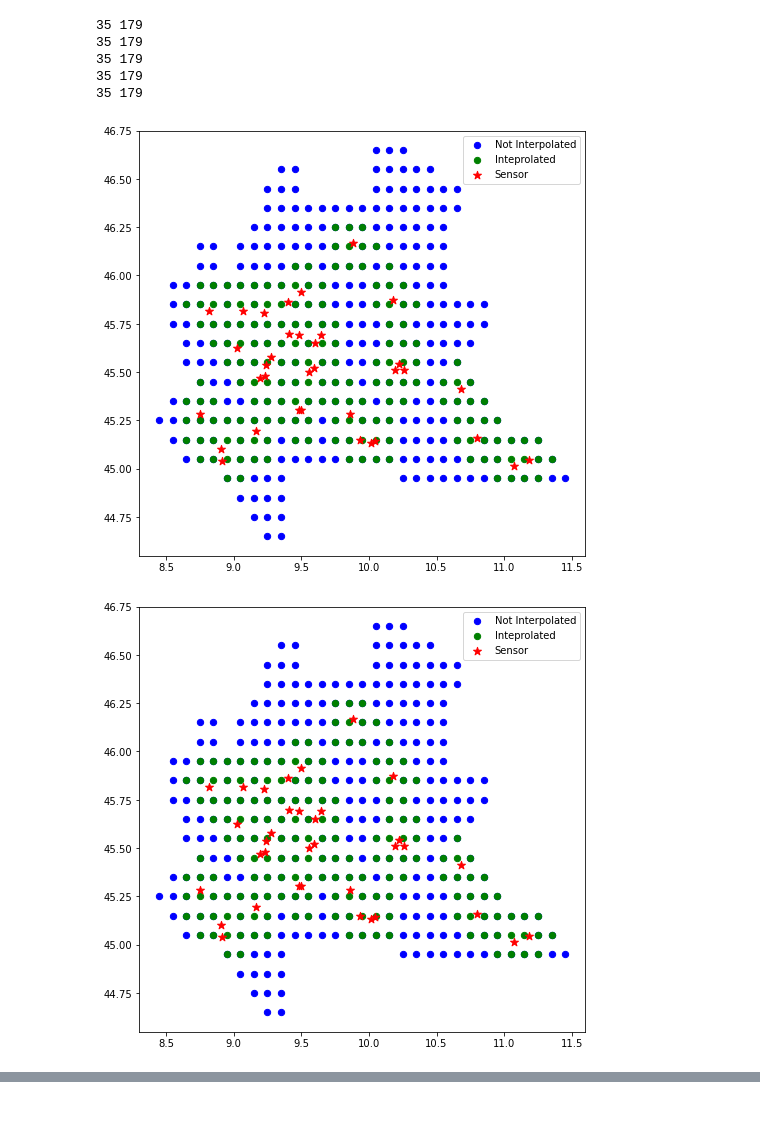
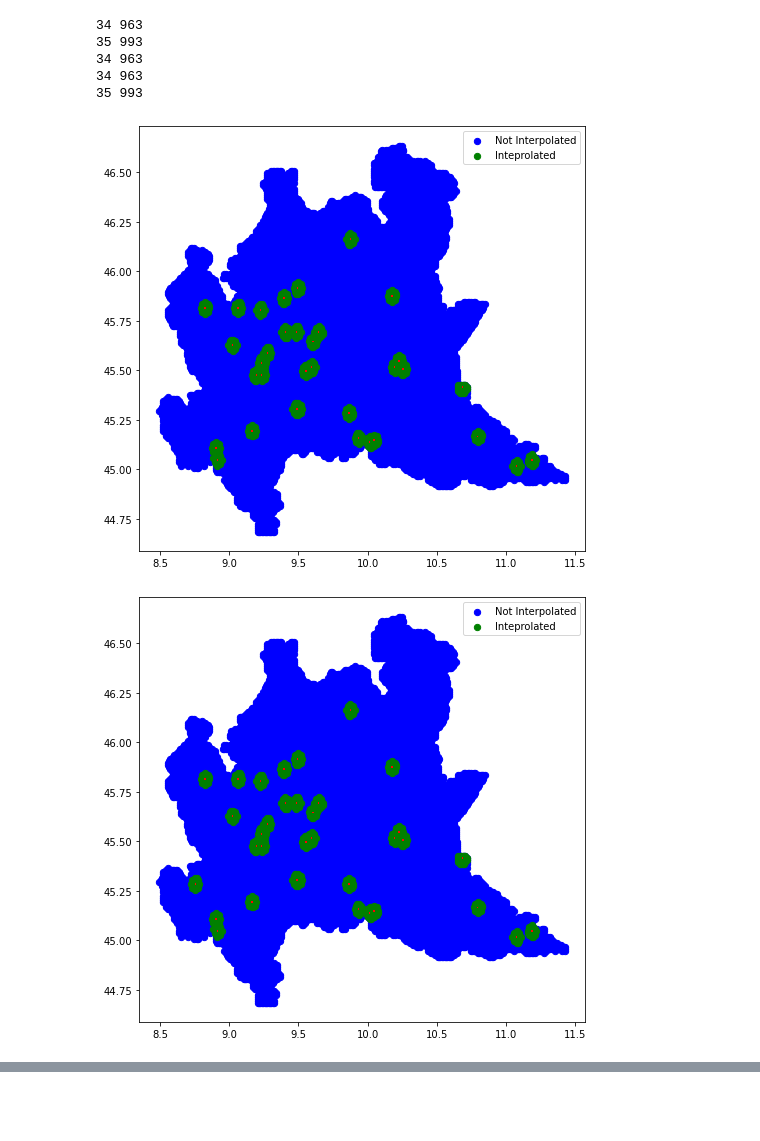
Before and after one commit to gisgeolab/D-DUST, a Jupyter notebook: notebooks/buffer_knn.ipynb, the cells around one changed output, grey strips where cells are left out. Drawn from its saved outputs; the diff is of its cells as text; code cells hidden in the pictures.

```diff
--- a/notebooks/buffer_knn.ipynb
+++ b/notebooks/buffer_knn.ipynb
@@ -19,18 +19,18 @@ import matplotlib.pyplot as plt
 
 KNN = True
 
-RESOLUTION = '0_1'
+RESOLUTION = '0_01'
 SENSOR = 'pm25_st'
 geopackages = os.listdir('grids_'+RESOLUTION)
 # %%
 for grid in geopackages:
 
     data = gpd.read_file('grids_'+RESOLUTION+'/'+ grid)
-    points_st = gpd.read_file('arpa_stations/'+SENSOR+'.gpkg')
+    points_st = data[~data['pm25_st'].isnull()]
 
     data_filtered = data[data['pm25_st'].isnull()]
 
-    results = m.add_buffer(points_st, data, data, 10)
+    results = m.add_buffer(points_st, data, data, 30, 'pm25')
     results = results[~results['pm25_st'].isnull()].dropna(axis=1)
 
 
@@ -41,37 +41,37 @@ for grid in geopackages:
     cent_filtered_df = gpd.GeoDataFrame(centr_filtered,
                               crs = "EPSG:4326",
                               geometry = geometry_filtered)
 
     fig, ax = plt.subplots(figsize=(8, 8))
 
     cent_filtered_df.plot(ax=ax, marker='o', color='blue', markersize=40, legend=True,
                               label= "Not Interpolated")
 
     centr_st = points_st['geometry']
 
     cent_st_df = gpd.GeoDataFrame(centr_st,
                               crs = "EPSG:4326",
                               geometry = centr_st)
 
     print(points_st.shape[0], results.shape[0])
 
     centr_results = results[['lng_cen','lat_cen']]
     geometry_results = [Point(xy) for xy in zip(results['lng_cen'], results['lat_cen'])]
 
     results_df = gpd.GeoDataFrame(centr_results,
                               crs = "EPSG:4326",
                               geometry = geometry_results)
     results_df.plot(ax=ax, marker='o', color='green', markersize=40, legend=True,
                     label = "Inteprolated");
     cent_st_df.plot(ax = ax, marker='*', color='red', markersize=70, legend=True,
                     label = "Sensor");
 
     ax.legend()
 # %% [output]
-35 179
-35 179
-35 179
-35 179
-35 179
+34 963
+35 993
+34 963
+34 963
+35 993
-[figure, old version]
+[figure, new version]
-[figure, old version]
+[figure, new version]
```
Also changed, not shown: parts of 1 cell of this notebook, 48 other files.
